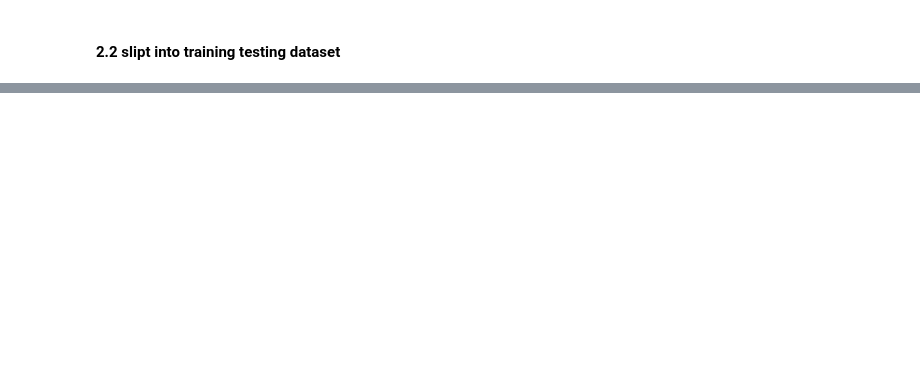
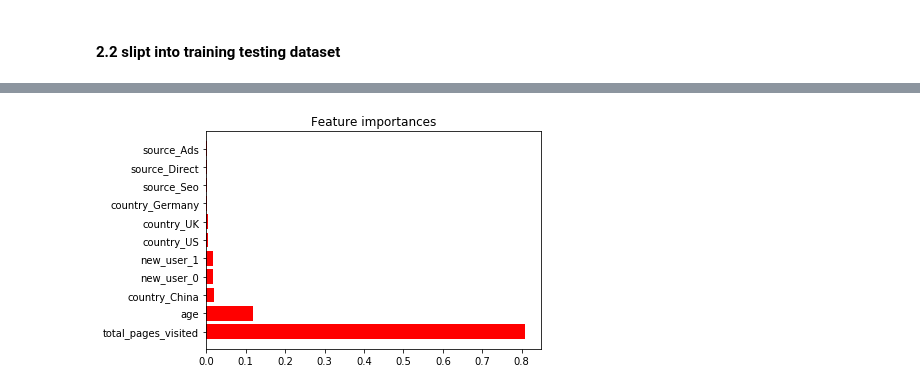
Before and after one commit to crazywiden/Leetcode_daily_submit, a Jupyter notebook: 20e/Conversion_data_20e.ipynb, the cells around one changed output, grey strips where cells are left out. Saved outputs shown, nothing was run; the diff lists cells and outputs as text; code cells hidden in the pictures; blank space fills up the shorter version.

```diff
--- a/20e/Conversion_data_20e.ipynb
+++ b/20e/Conversion_data_20e.ipynb
@@ -348,0 +501,12 @@ plt.show()
+# %%
+feature_importances = pd.DataFrame(model_rf.feature_importances_,
+                                   index = X_train.columns,
+                                    columns=['importance']).sort_values('importance',ascending=False)
+# %%
+plt.figure()
+plt.title("Feature importances")
+plt.barh(feature_importances.index, feature_importances['importance'],
+       color="r", align="center")
+plt.show()
+# %% [output]
+[figure, added]
```
Also changed, not shown: parts of 50 cells of this notebook.
